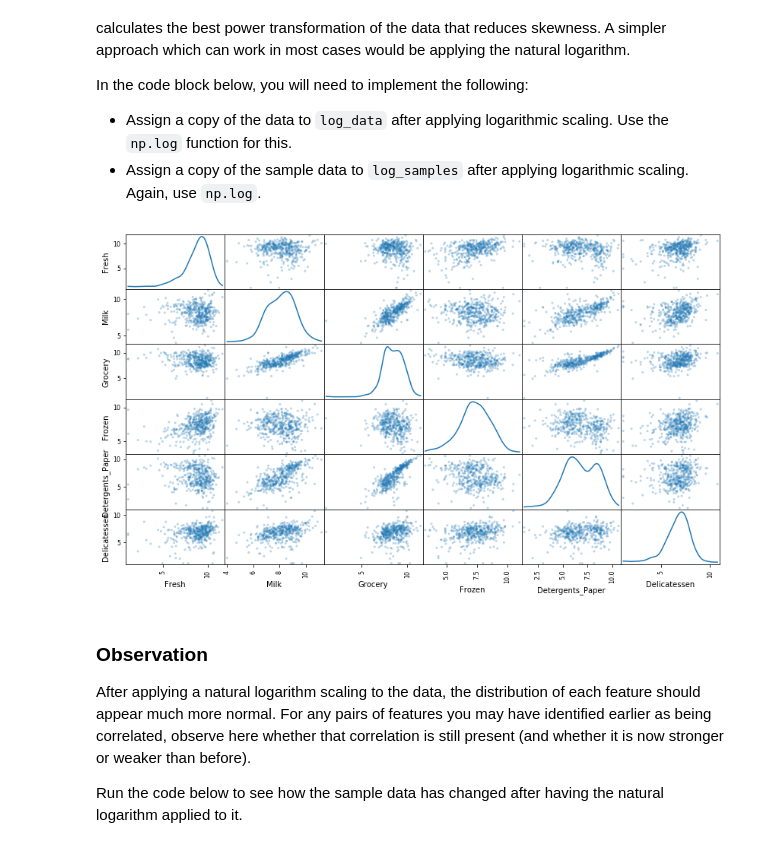
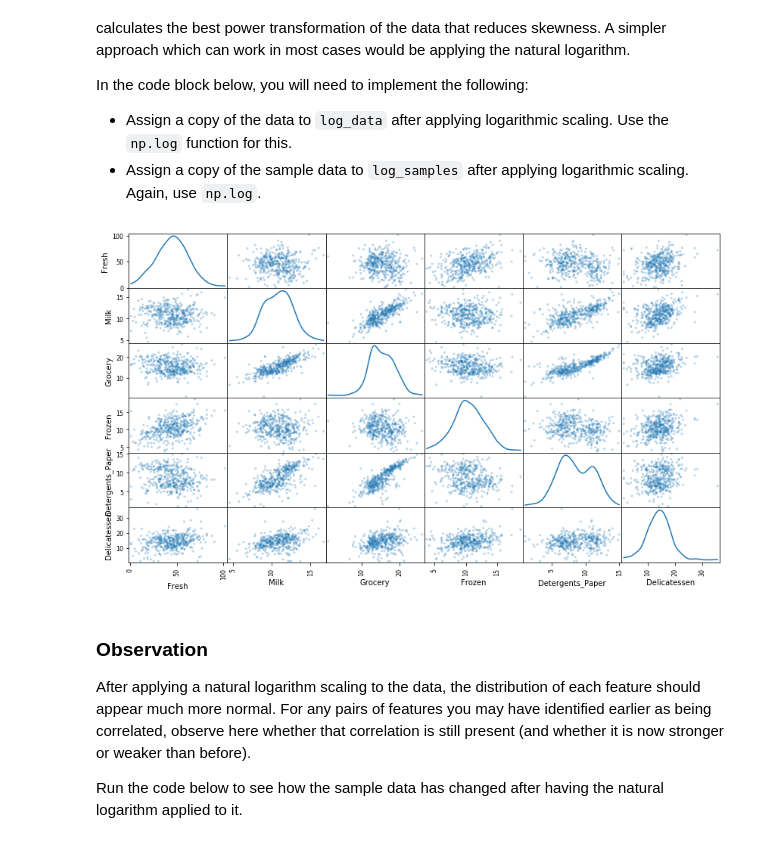
Before and after one commit to edvalente/ml-nanodegree, a Jupyter notebook: customer_segments/customer_segments.ipynb, the cells around one changed output. Cells and saved outputs as stored; diff of their text form; code cells hidden in the pictures.

Commit message:
Adds boxcox transformations

```diff
--- a/customer_segments/customer_segments.ipynb
+++ b/customer_segments/customer_segments.ipynb
@@ -190,16 +190,23 @@ In the code block below, you will need to implement the following:
  - Assign a copy of the data to `log_data` after applying logarithmic scaling. Use the `np.log` function for this.
  - Assign a copy of the sample data to `log_samples` after applying logarithmic scaling. Again, use `np.log`.
 # %%
+# Importing scipy.stats.boxcox
+from scipy.stats import boxcox
+# import warnings
+# warnings.filterwarnings("ignore", category = RuntimeWarning, module = "scipy")
+
 # TODO: Scale the data using the natural logarithm
-log_data = np.log(data)
+# log_data = np.log(data)
+log_data = data.apply(lambda x: boxcox(x)[0])
 
 # TODO: Scale the sample data using the natural logarithm
-log_samples = np.log(data.iloc[indices].reset_index(drop=True))
+# log_samples = np.log(data.iloc[indices].reset_index(drop=True))
+log_samples = data.iloc[indices].reset_index(drop=True).apply(lambda x: boxcox(x)[0])
 
 # Produce a scatter matrix for each pair of newly-transformed features
 pd.plotting.scatter_matrix(log_data, alpha = 0.3, figsize = (14,8), diagonal = 'kde');
 # %% [output]
-[figure, old version]
+[figure, new version]
 # %% [markdown]
 ### Observation
 After applying a natural logarithm scaling to the data, the distribution of each feature should appear much more normal. For any pairs of features you may have identified earlier as being correlated, observe here whether that correlation is still present (and whether it is now stronger or weaker than before).
```
Also changed, not shown: parts of 2 cells of this notebook.
